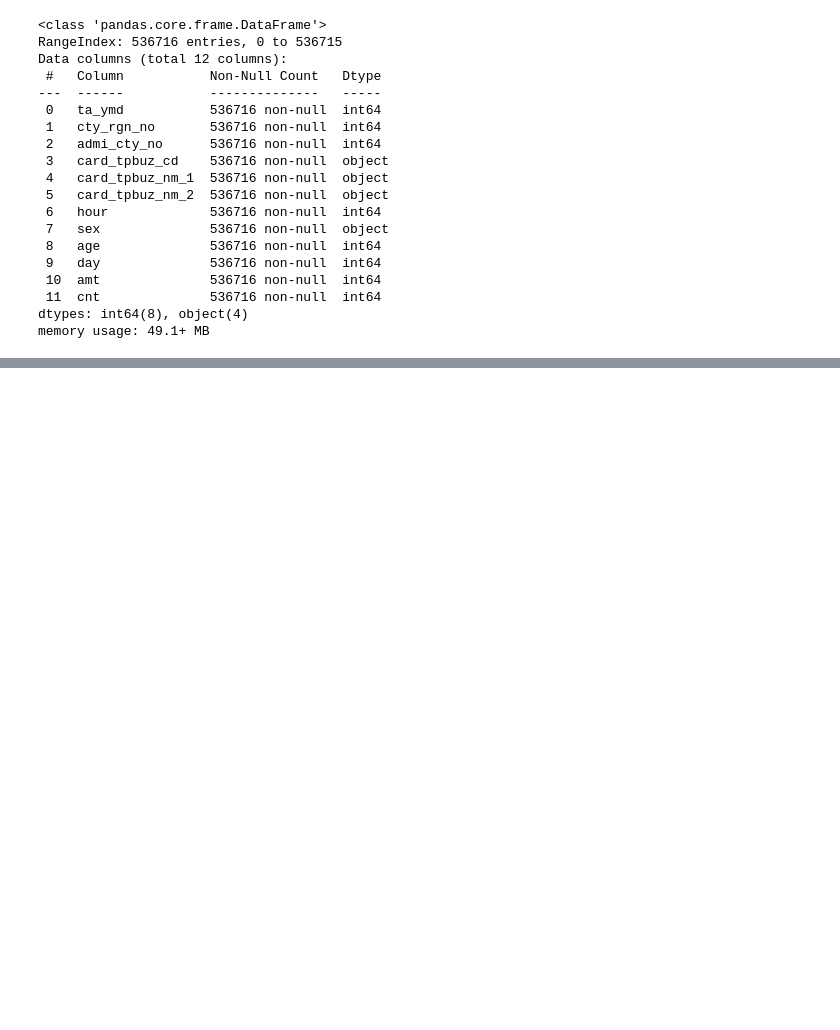
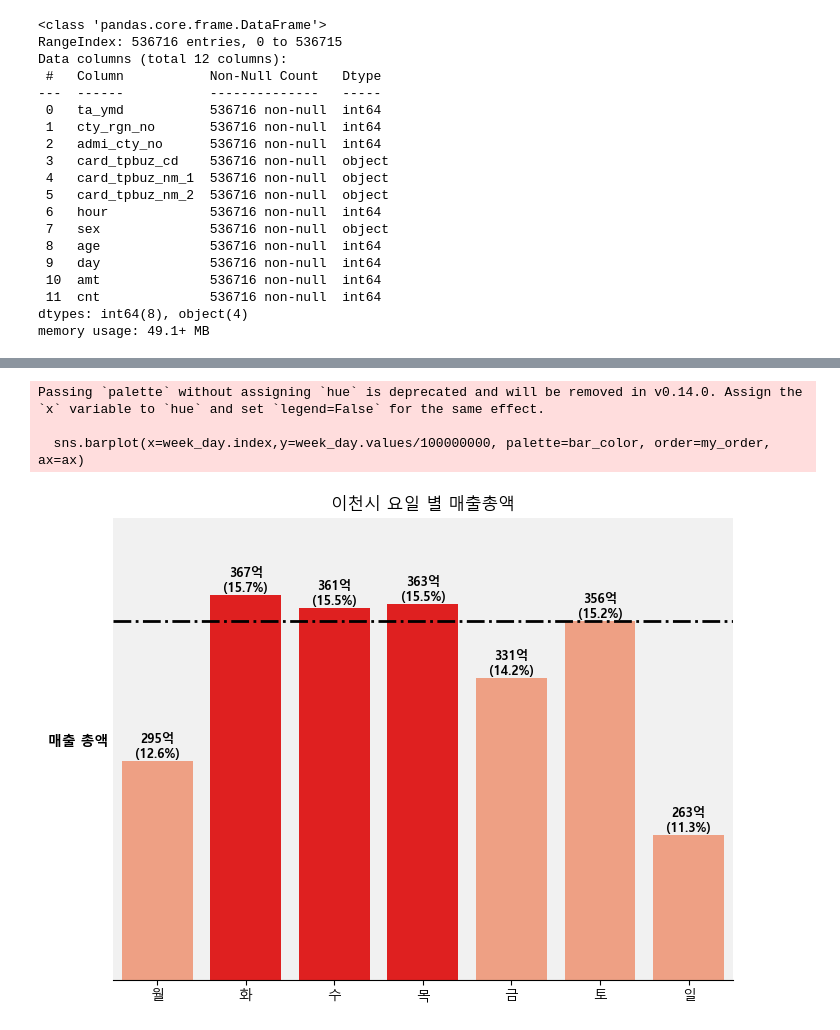
Before and after one commit to Jinwo0o-develop/Month_Analysis, a Jupyter notebook: Food_Analysis.ipynb, the cells around one changed output, grey strips where cells are left out. Saved outputs shown, nothing was run; the diff lists cells and outputs as text; code cells hidden in the pictures; blank space fills up the shorter version.

```diff
--- a/Food_Analysis.ipynb
+++ b/Food_Analysis.ipynb
@@ -103,0 +127,44 @@ Text(0.5, 1.0, '2025-07월 전체 매출금액 & 매출건수')
+# %%
+# 주 단위 분석(월~일) / 월초 중반 월말 그룹 분포 / 현재 초복 있는 주가 적은건 더위때문인가 ? 월급날과 가깝기 때문인가 ?
+# 일주일 요일별
+#
+week_day = df.groupby('day')['amt'].sum()
+
+fig, ax = plt.subplots(figsize=(8,6))
+
+my_order=['월','화','수','목','금','토','일']
+
+bar_color = ['#ff9873'] * len(week_day.index)
+bar_color[1] = 'red'
+bar_color[2] = 'red'
+bar_color[3] = 'red'
+sns.barplot(x=week_day.index,y=week_day.values/100000000, palette=bar_color, order=my_order, ax=ax)
+
+plt.title("이천시 요일 별 매출총액")
+ax.set_ylabel("매출 총액", weight='bold', rotation=0, labelpad=25)
+ax.set_xlabel("")
+ax.set_ylim(200,400)
+ax.set_yticks([])
+ax.patch.set_facecolor("#f0f0f0ed")
+ax.set_facecolor("#f0f0f0ed")
+
+hline=week_day.loc['토']/100000000
+
+plt.axhline(y=hline, linestyle="-.", linewidth=2, color='black')
+
+for i, (index, value) in enumerate(week_day.reindex(my_order).items()):
+    pct = (value/week_day.sum())*100
+    text = f"{value/100000000:.0f}억\n({pct:.1f}%)"
+
+    ax.text(x=i, y=value/100000000, s=text, ha='center', va='bottom', fontsize=9, weight='bold')
+
+
+ax.spines['top'].set_visible(False)
+ax.spines['right'].set_visible(False)
+ax.spines['bottom'].set_visible('black')
+ax.spines['left'].set_visible(False)
+# %% [output]
+Passing `palette` without assigning `hue` is deprecated and will be removed in v0.14.0. Assign the `x` variable to `hue` and set `legend=False` for the same effect.
+
+  sns.barplot(x=week_day.index,y=week_day.values/100000000, palette=bar_color, order=my_order, ax=ax)
+[figure, added]
```
Also changed, not shown: parts of 4 cells of this notebook, 11 other files.
